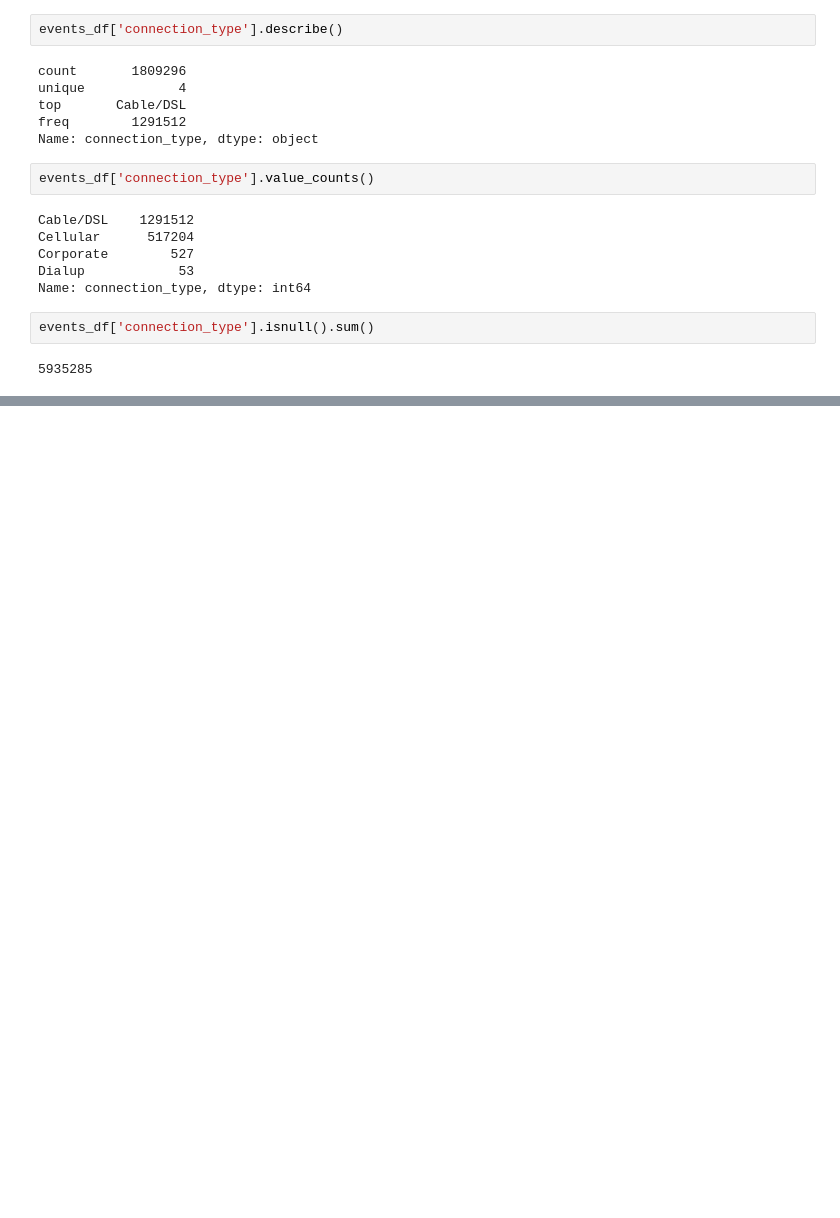
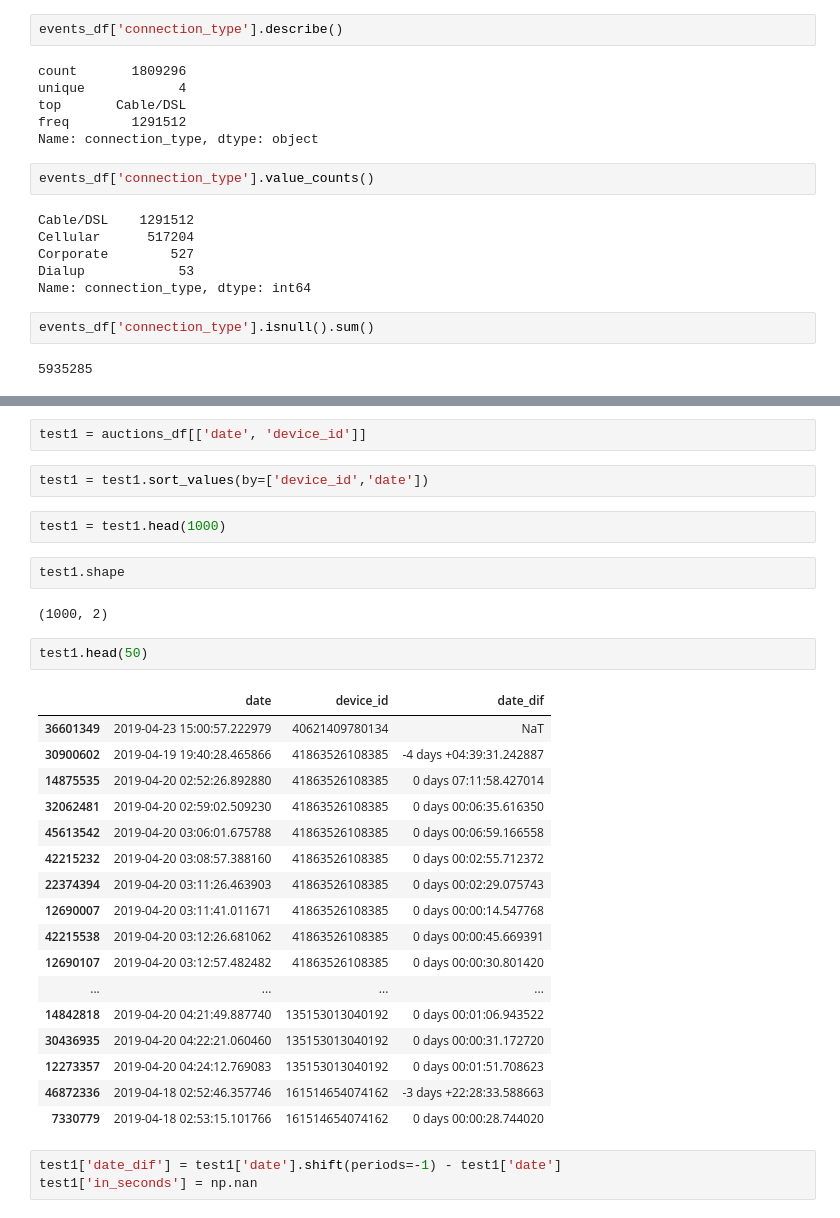
Before and after one commit to sergiolch/TP2-7506-2019-1C, a Jupyter notebook: Analisis.ipynb, the cells around one changed output, grey strips where cells are left out. Cells and saved outputs as stored; diff of their text form; blank space fills up the shorter version.

```diff
--- a/Analisis.ipynb
+++ b/Analisis.ipynb
@@ -72,0 +127,33 @@ datos = pd.merge(auctions_df, installs_df, left_on='device_id', right_on='ref_ha
+# %%
+test1 = auctions_df[['date', 'device_id']]
+# %%
+test1 = test1.sort_values(by=['device_id','date'])
+# %%
+test1 = test1.head(1000)
+# %%
+test1.shape
+# %% [output]
+(1000, 2)
+# %%
+test1.head(50)
+# %% [output]
+|  | date | device_id | date_dif |
+| 36601349 | 2019-04-23 15:00:57.222979 | 40621409780134 | NaT |
+| 30900602 | 2019-04-19 19:40:28.465866 | 41863526108385 | -4 days +04:39:31.242887 |
+| 14875535 | 2019-04-20 02:52:26.892880 | 41863526108385 | 0 days 07:11:58.427014 |
+| 32062481 | 2019-04-20 02:59:02.509230 | 41863526108385 | 0 days 00:06:35.616350 |
+| 45613542 | 2019-04-20 03:06:01.675788 | 41863526108385 | 0 days 00:06:59.166558 |
+| 42215232 | 2019-04-20 03:08:57.388160 | 41863526108385 | 0 days 00:02:55.712372 |
+| 22374394 | 2019-04-20 03:11:26.463903 | 41863526108385 | 0 days 00:02:29.075743 |
+| 12690007 | 2019-04-20 03:11:41.011671 | 41863526108385 | 0 days 00:00:14.547768 |
+| 42215538 | 2019-04-20 03:12:26.681062 | 41863526108385 | 0 days 00:00:45.669391 |
+| 12690107 | 2019-04-20 03:12:57.482482 | 41863526108385 | 0 days 00:00:30.801420 |
+| ... | ... | ... | ... |
+| 14842818 | 2019-04-20 04:21:49.887740 | 135153013040192 | 0 days 00:01:06.943522 |
+| 30436935 | 2019-04-20 04:22:21.060460 | 135153013040192 | 0 days 00:00:31.172720 |
+| 12273357 | 2019-04-20 04:24:12.769083 | 135153013040192 | 0 days 00:01:51.708623 |
+| 46872336 | 2019-04-18 02:52:46.357746 | 161514654074162 | -3 days +22:28:33.588663 |
+| 7330779 | 2019-04-18 02:53:15.101766 | 161514654074162 | 0 days 00:00:28.744020 |
+# %%
+test1['date_dif'] = test1['date'].shift(periods=-1) - test1['date']
+test1['in_seconds'] = np.nan
```
Also changed, not shown: parts of 14 cells of this notebook.
